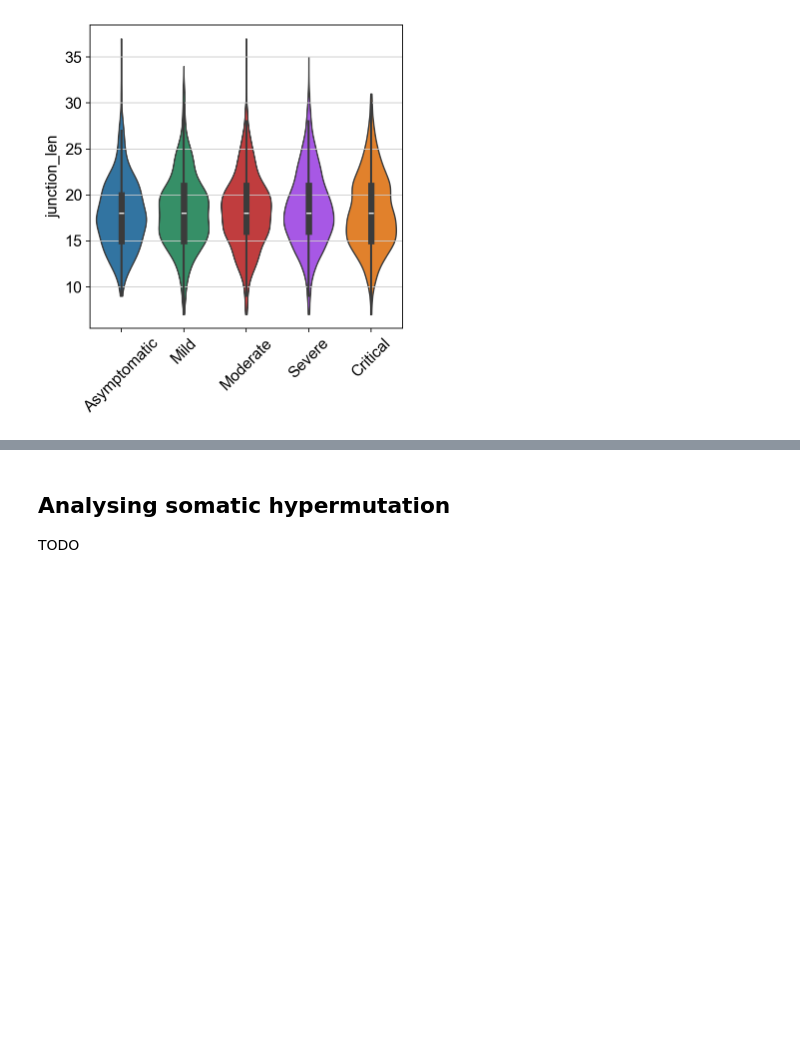
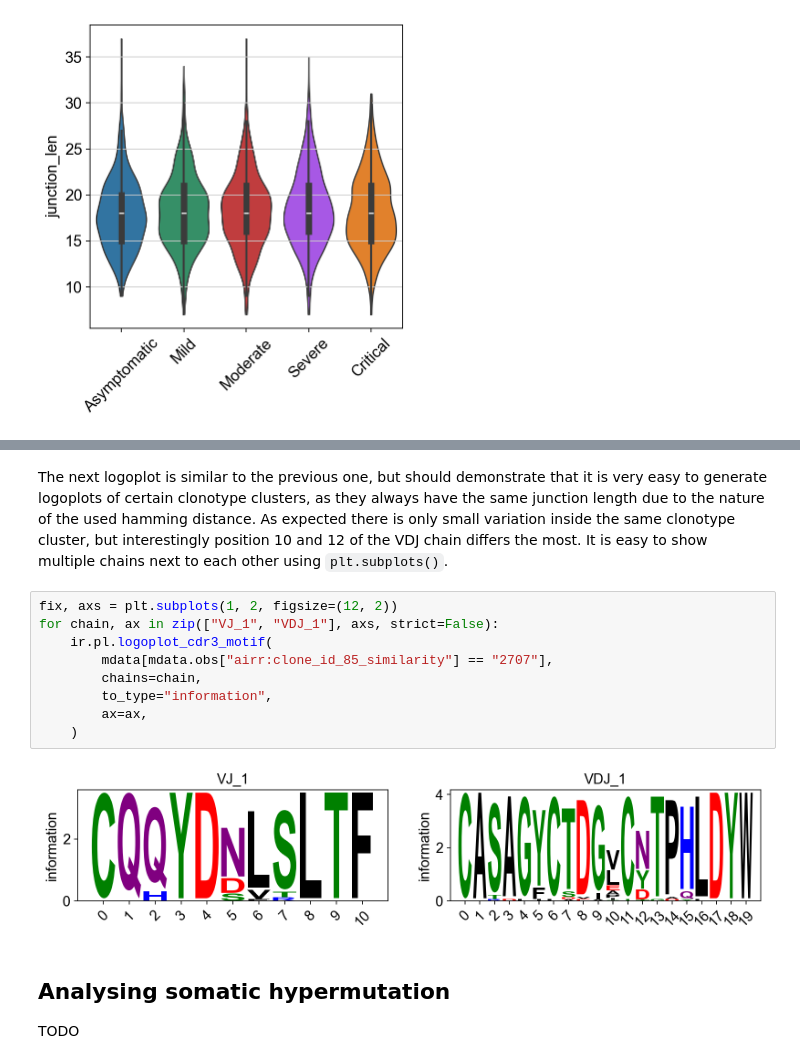
Before and after one commit to scverse/scirpy, a Jupyter notebook: docs/tutorials/tutorial_5k_bcr.ipynb, the cells around one changed output, grey strips where cells are left out. Cells and saved outputs as stored; diff of their text form; blank space fills up the shorter version.

```diff
--- a/docs/tutorials/tutorial_5k_bcr.ipynb
+++ b/docs/tutorials/tutorial_5k_bcr.ipynb
@@ -342,3 +362,17 @@ TODO
+# %% [markdown]
+The next logoplot is similar to the previous one, but should demonstrate that it is very easy to generate logoplots of certain clonotype clusters, as they always have the same junction length due to the nature of the used hamming distance. As expected there is only small variation inside the same clonotype cluster, but interestingly position 10 and 12 of the VDJ chain differs the most. It is easy
+to show multiple chains next to each other using `plt.subplots()`.
+# %%
+fix, axs = plt.subplots(1, 2, figsize=(12, 2))
+for chain, ax in zip(["VJ_1", "VDJ_1"], axs, strict=False):
+    ir.pl.logoplot_cdr3_motif(
+        mdata[mdata.obs["airr:clone_id_85_similarity"] == "2707"],
+        chains=chain,
+        to_type="information",
+        ax=ax,
+    )
+# %% [output]
+[figure, added]
 # %% [markdown]
 ## Analysing somatic hypermutation
 
```
Also changed, not shown: parts of 3 cells of this notebook, 8 other files.
